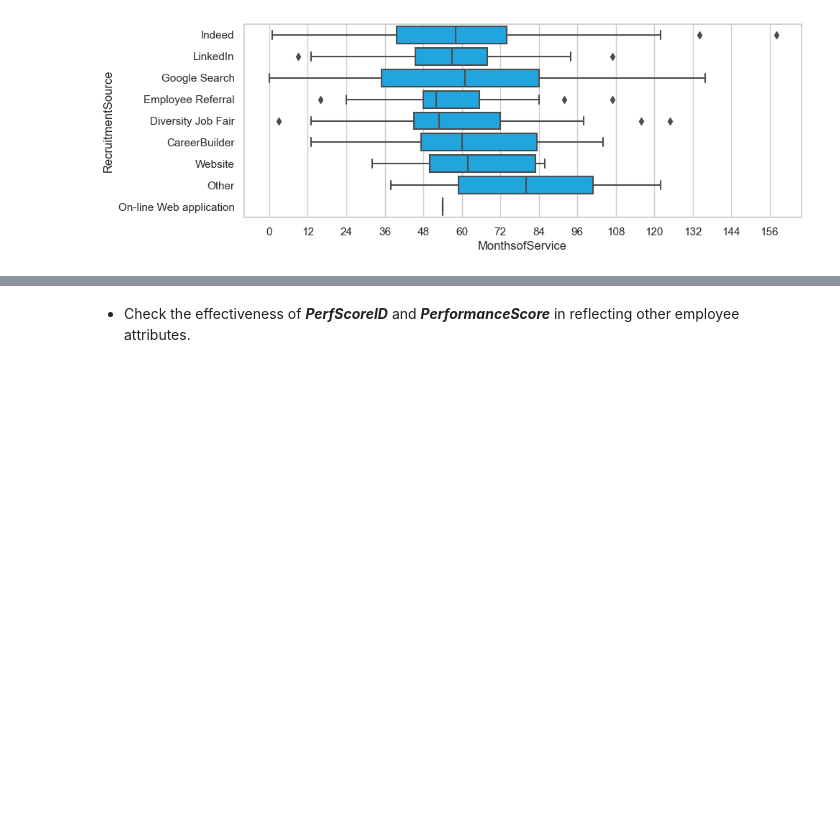
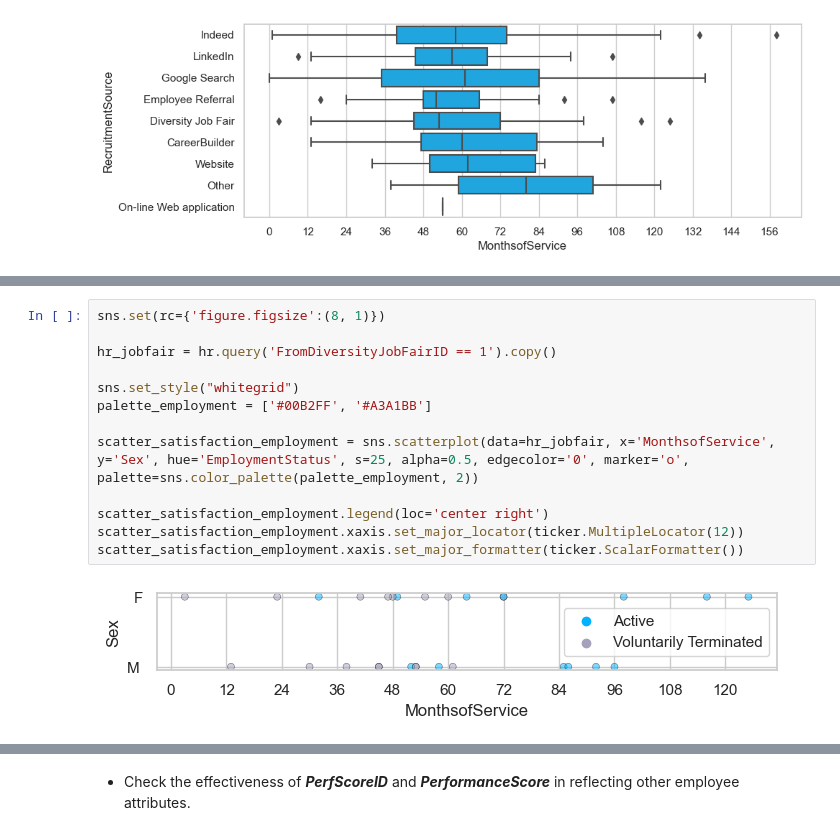
Before and after one commit to makuharistudio/data-visualisation-datasets, a Jupyter notebook: Human Resources/Human Resources.ipynb, the cells around one changed output, grey strips where cells are left out. Cells and saved outputs as stored; diff of their text form; blank space fills up the shorter version.

```diff
--- a/Human Resources/Human Resources.ipynb
+++ b/Human Resources/Human Resources.ipynb
@@ -1059,0 +1082,15 @@ boxplot_recruitment.xaxis.set_major_formatter(ticker.ScalarFormatter())
+# %%
+sns.set(rc={'figure.figsize':(8, 1)})
+
+hr_jobfair = hr.query('FromDiversityJobFairID == 1').copy()
+
+sns.set_style("whitegrid")
+palette_employment = ['#00B2FF', '#A3A1BB']
+
+scatter_satisfaction_employment = sns.scatterplot(data=hr_jobfair, x='MonthsofService', y='Sex', hue='EmploymentStatus', s=25, alpha=0.5, edgecolor='0', marker='o', palette=sns.color_palette(palette_employment, 2))
+
+scatter_satisfaction_employment.legend(loc='center right')
+scatter_satisfaction_employment.xaxis.set_major_locator(ticker.MultipleLocator(12))
+scatter_satisfaction_employment.xaxis.set_major_formatter(ticker.ScalarFormatter())
+# %% [output]
+[figure, added]
```
Also changed, not shown: parts of 15 cells of this notebook.
